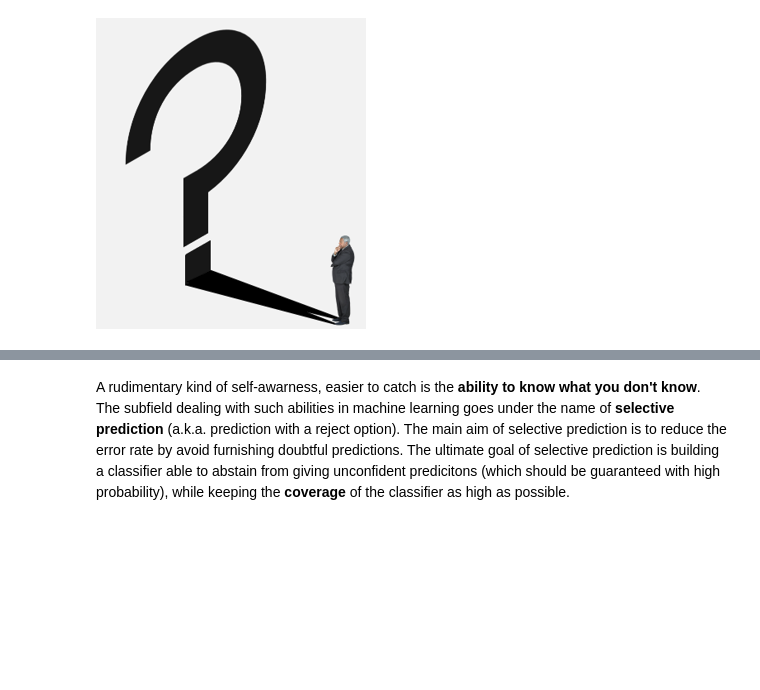
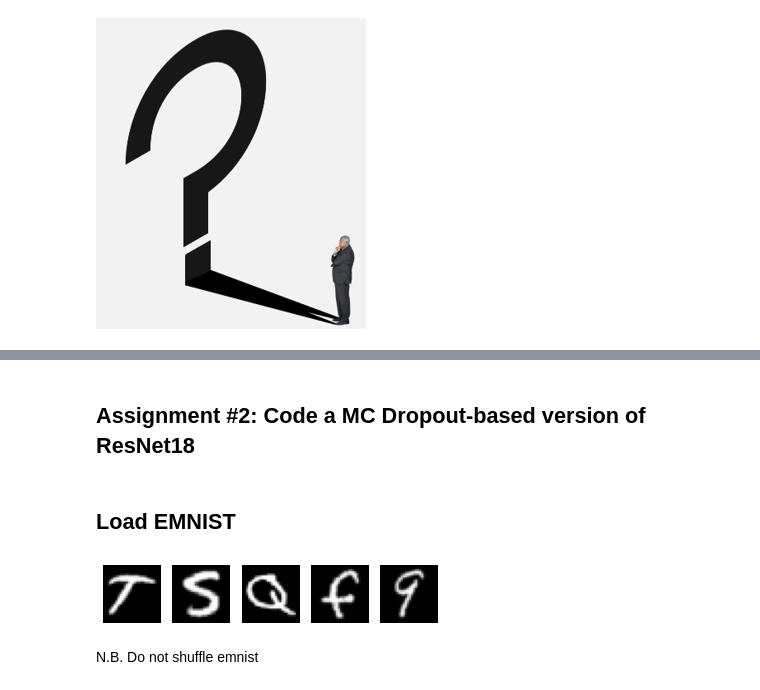
Before and after one commit to richter43/MLAUtils, a Jupyter notebook: DL_confidence.ipynb, the cells around one changed output, grey strips where cells are left out. Drawn from its saved outputs; the diff is of its cells as text; code cells hidden in the pictures; blank space fills up the shorter version.

```diff
--- a/DL_confidence.ipynb
+++ b/DL_confidence.ipynb
@@ -265,8 +202,0 @@ x_train, x_test = x_train / 255.0, x_test / 255.0
-# %%
-fig, ax = plt.subplots(3, 3)
-ax = ax.ravel()
-j = 0
-for image in emnist[:9, :, :]:
-    ax[j].imshow(image, cmap="gray")
-    ax[j].axis('off')
-    j += 1
@@ -319,11 +203,2 @@ print(variance_emnist.shape)
-# %%
-fig, ax = plt.subplots(1, 1)
-ax.hist(entropy_mnist, color="blue", log=False, bins=25, edgecolor='black', linewidth=1.2, alpha=0.5);
-ax.hist(entropy_emnist, color="red", log=False, bins=25, edgecolor='black', linewidth=1.2, alpha=0.5);
-# %%
-fig, ax = plt.subplots(1, 1)
-ax.hist(variance_mnist, color="blue", log=False, bins=25, edgecolor='black', linewidth=1.2, alpha=0.5);
-ax.hist(variance_emnist, color="red", log=False, bins=25, edgecolor='black', linewidth=1.2, alpha=0.5);
-# %% [markdown]
-A rudimentary kind of self-awarness, easier to catch is the **ability to know what you don't know**.
-The subfield dealing with such abilities in machine learning goes under the name of **selective prediction** (a.k.a. prediction with a reject option). The main aim of selective prediction is to reduce the error rate by avoid furnishing doubtful predictions. The ultimate goal of selective prediction is building a classifier able to abstain from giving unconfident predicitons (which should be guaranteed with high probability), while keeping the **coverage** of the classifier as high as possible.
+# %% [markdown]
+## **Assignment #2**: Code a MC Dropout-based version of ResNet18
@@ -329,0 +247,20 @@ The subfield dealing with such abilities in machine learning goes under the name
+# %% [markdown]
+## Load EMNIST
+# %%
+def show_images_from_npy(array, cmap=None):
+    fig, ax = plt.subplots(1, 5)
+    ax = ax.ravel()
+    j = 0
+    for idx in np.random.randint(0, array.shape[0], 5):
+        ax[j].imshow(array[idx], cmap=cmap)
+        ax[j].axis('off')
+        j += 1
+
+emnist = np.load("/content/drive/MyDrive/Teaching&Thesis/Theaching_dataset/emnist_images.npy")
+emnist_numpy = (emnist / 255).astype(np.float32)
+# %%
+show_images_from_npy(emnist_numpy, cmap="gray")
+# %% [output]
+[figure, added]
+# %% [markdown]
+N.B. Do not shuffle emnist
```
Also changed, not shown: parts of 56 cells of this notebook, 1 other file.
